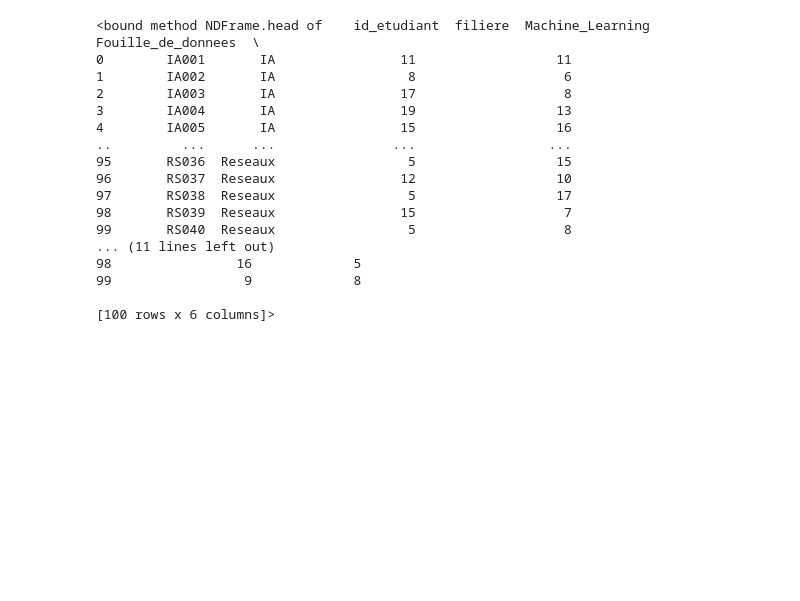
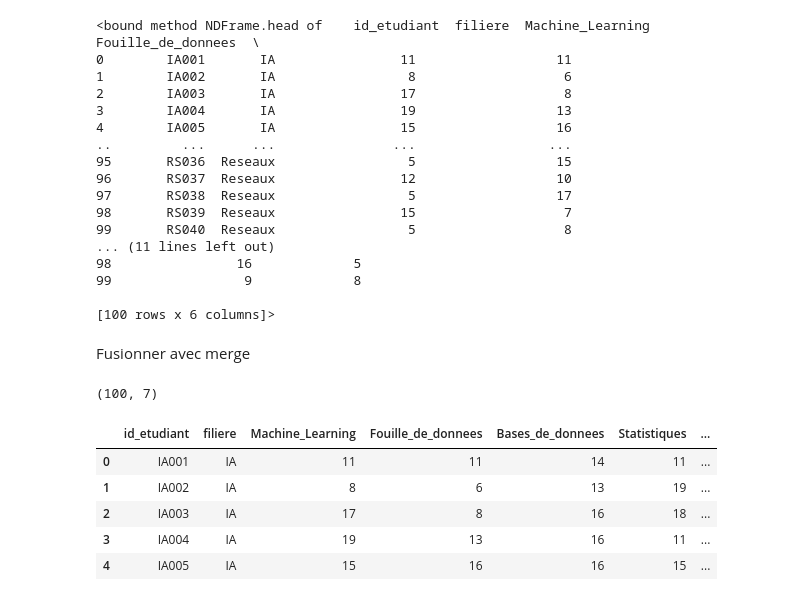
Before and after one commit to azigani/IA_fouilleDonnees, a Jupyter notebook: exercice-numpy-2d-fouille-donnees/fouilledonnee/fouilledonnee.ipynb, the cells around one changed output. Cells and saved outputs as stored; diff of their text form; code cells hidden in the pictures; blank space fills up the shorter version.

```diff
--- a/exercice-numpy-2d-fouille-donnees/fouilledonnee/fouilledonnee.ipynb
+++ b/exercice-numpy-2d-fouille-donnees/fouilledonnee/fouilledonnee.ipynb
@@ -98,3 +98,22 @@ df_toutes_filieres.head
 99                 9             8
 
 [100 rows x 6 columns]>
+# %% [markdown]
+Fusionner avec merge
+# %%
+presence = pd.read_csv('data/presence.csv')
+
+df_complet = pd.merge(df_toutes_filieres, presence, on='id_etudiant', how='left')
+
+df_complet.shape
+# %% [output]
+(100, 7)
+# %%
+df_complet.head()
+# %% [output]
+|  | id_etudiant | filiere | Machine_Learning | Fouille_de_donnees | Bases_de_donnees | Statistiques | ... |
+| 0 | IA001 | IA | 11 | 11 | 14 | 11 | ... |
+| 1 | IA002 | IA | 8 | 6 | 13 | 19 | ... |
+| 2 | IA003 | IA | 17 | 8 | 16 | 18 | ... |
+| 3 | IA004 | IA | 19 | 13 | 16 | 11 | ... |
+| 4 | IA005 | IA | 15 | 16 | 16 | 15 | ... |
```
Also changed, not shown: parts of 12 cells of this notebook.
